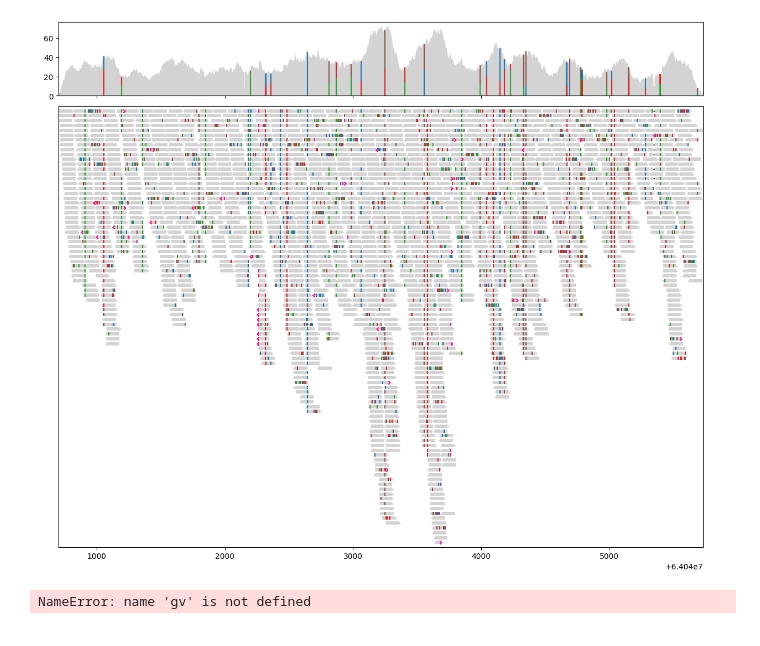
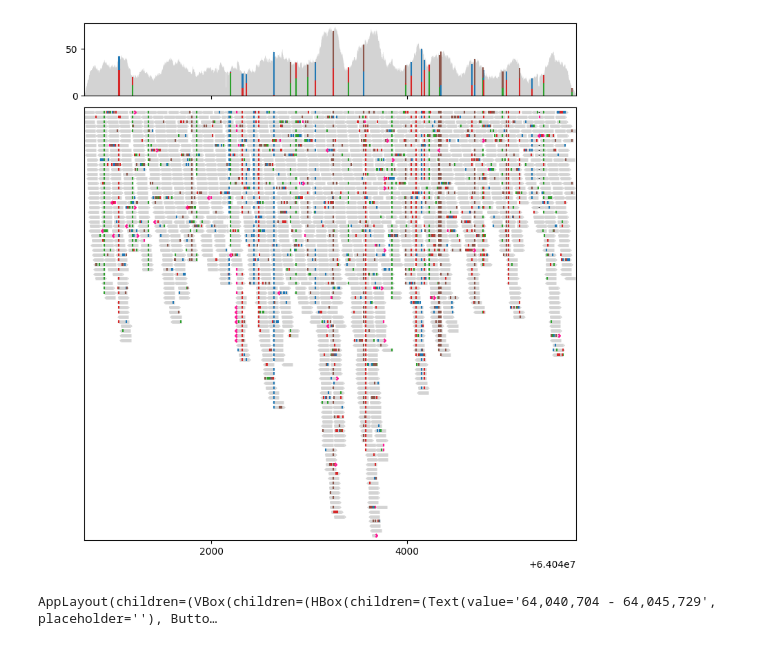
Before and after one commit to jzhang-dev/lakeview, a Jupyter notebook: docs/tutorials/genome_viewer.ipynb, the cells around one changed output. Cells and saved outputs as stored; diff of their text form; code cells hidden in the pictures.

```diff
--- a/docs/tutorials/genome_viewer.ipynb
+++ b/docs/tutorials/genome_viewer.ipynb
@@ -7,25 +7,25 @@ Lakeview provides basic support for interactive visualisation to help users navi
 # %%
 import lakeview as lv
 
 BAM_PATH = "../../tests/data/SKBR3_Illumina_550bp_pcrFREE.bam"
 REGION = "17:64,040,802-64,045,633"
 
 # Load data from the BAM file
 painter = lv.SequenceAlignment.from_file(BAM_PATH, region=REGION)
 # Create a GenomeViewer with two tracks
-gv = lv.GenomeViewer(tracks=2, height_ratios=(1, 6), figsize=(12, 10))
+gv = lv.GenomeViewer(tracks=2, height_ratios=(1, 6))
 
 # Draw alignment pileup in the first track
 painter.draw_pileup(gv.axes[0])
 
 # Draw aligned segments in the second track
 painter.draw_alignment(gv.axes[1])
 # %% [output]
-[figure, old version]
+[figure, new version]
 # %%
 # Display the interactive widget
 # Run this tutorial on Binder if you cannot see the widget
 # https://mybinder.org/v2/gh/jzhang-dev/lakeview/HEAD?labpath=docs%2Ftutorials%2Fgenome_viewer.ipynb
 gv.widget
 # %% [output]
-NameError: name 'gv' is not defined
+AppLayout(children=(VBox(children=(HBox(children=(Text(value='64,040,704 - 64,045,729', placeholder=''), Butto…
```
Also changed, not shown: 15 other files.
